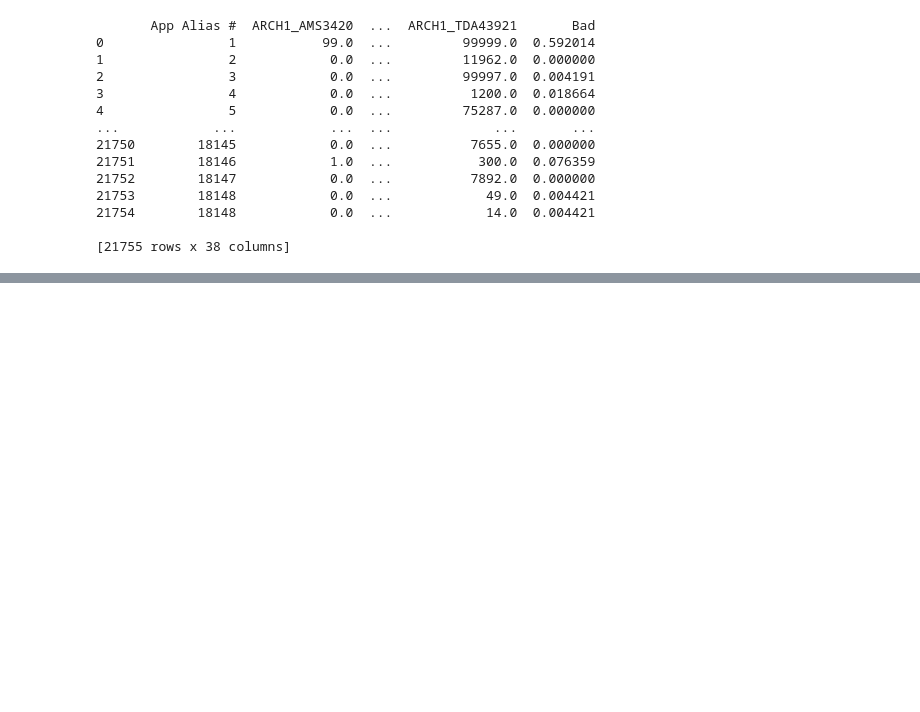
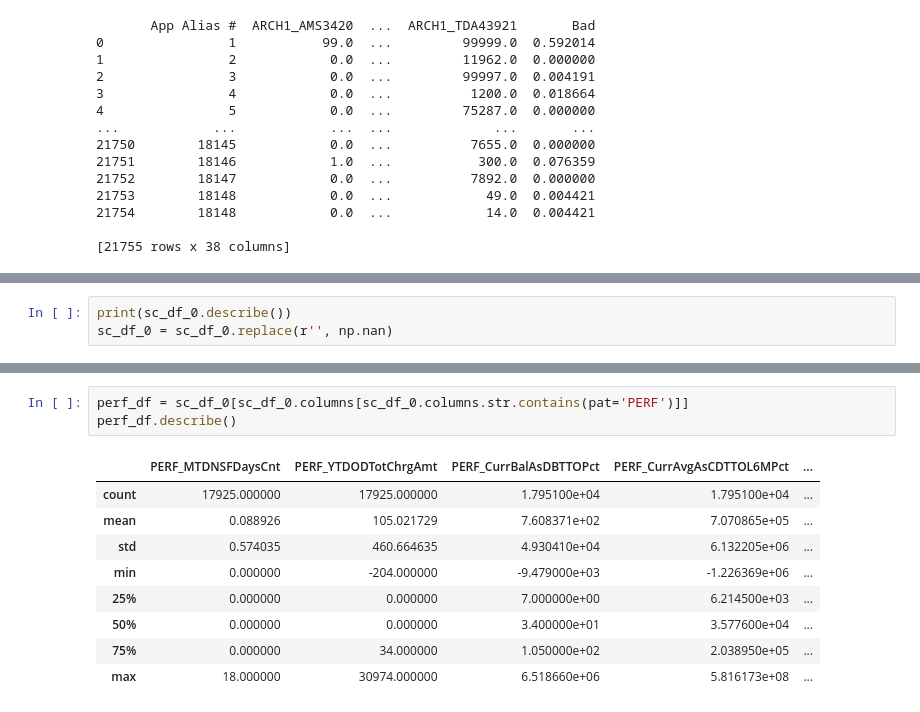
Before and after one commit to hjfu/SC_project, a Jupyter notebook: ScoreCard_Data_201910.ipynb, the cells around one changed output, grey strips where cells are left out. Drawn from its saved outputs; the diff is of its cells as text; blank space fills up the shorter version.

```diff
--- a/ScoreCard_Data_201910.ipynb
+++ b/ScoreCard_Data_201910.ipynb
@@ -42,0 +50,3 @@ print(sc_df_0)
+# %%
+print(sc_df_0.describe())
+sc_df_0 = sc_df_0.replace(r'', np.nan)
@@ -42,0 +108,13 @@ print(sc_df_0)
+# %%
+perf_df = sc_df_0[sc_df_0.columns[sc_df_0.columns.str.contains(pat='PERF')]]
+perf_df.describe()
+# %% [output]
+|  | PERF_MTDNSFDaysCnt | PERF_YTDODTotChrgAmt | PERF_CurrBalAsDBTTOPct | PERF_CurrAvgAsCDTTOL6MPct | ... |
+| count | 17925.000000 | 17925.000000 | 1.795100e+04 | 1.795100e+04 | ... |
+| mean | 0.088926 | 105.021729 | 7.608371e+02 | 7.070865e+05 | ... |
+| std | 0.574035 | 460.664635 | 4.930410e+04 | 6.132205e+06 | ... |
+| min | 0.000000 | -204.000000 | -9.479000e+03 | -1.226369e+06 | ... |
+| 25% | 0.000000 | 0.000000 | 7.000000e+00 | 6.214500e+03 | ... |
+| 50% | 0.000000 | 0.000000 | 3.400000e+01 | 3.577600e+04 | ... |
+| 75% | 0.000000 | 34.000000 | 1.050000e+02 | 2.038950e+05 | ... |
+| max | 18.000000 | 30974.000000 | 6.518660e+06 | 5.816173e+08 | ... |
```
Also changed, not shown: parts of 6 cells of this notebook.
